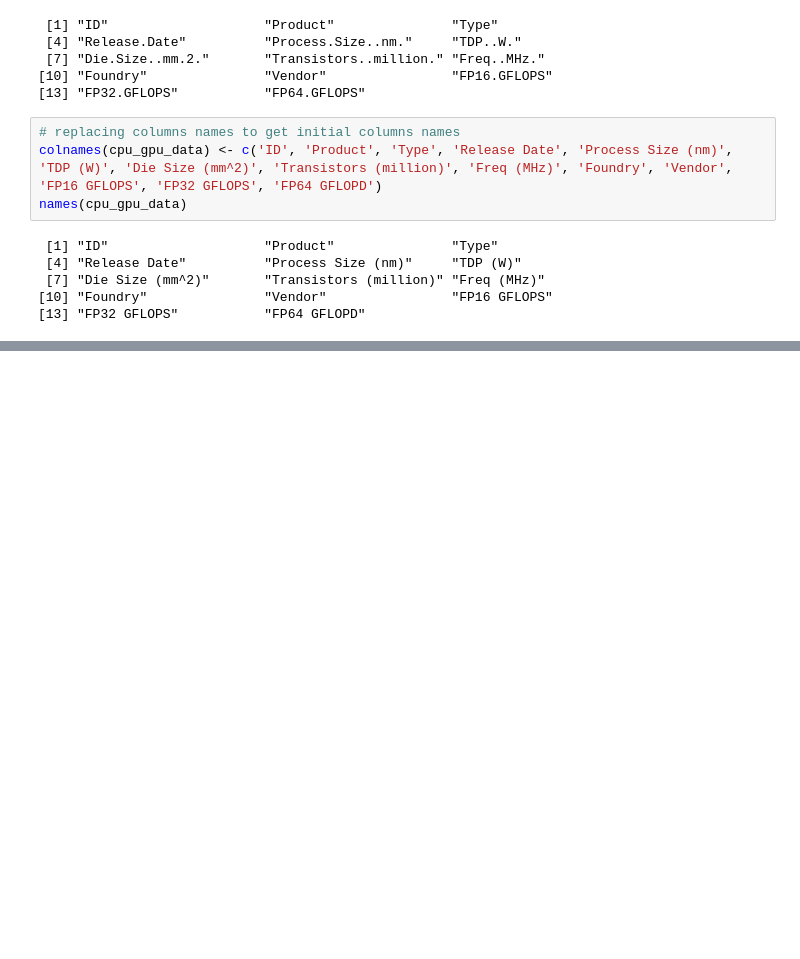
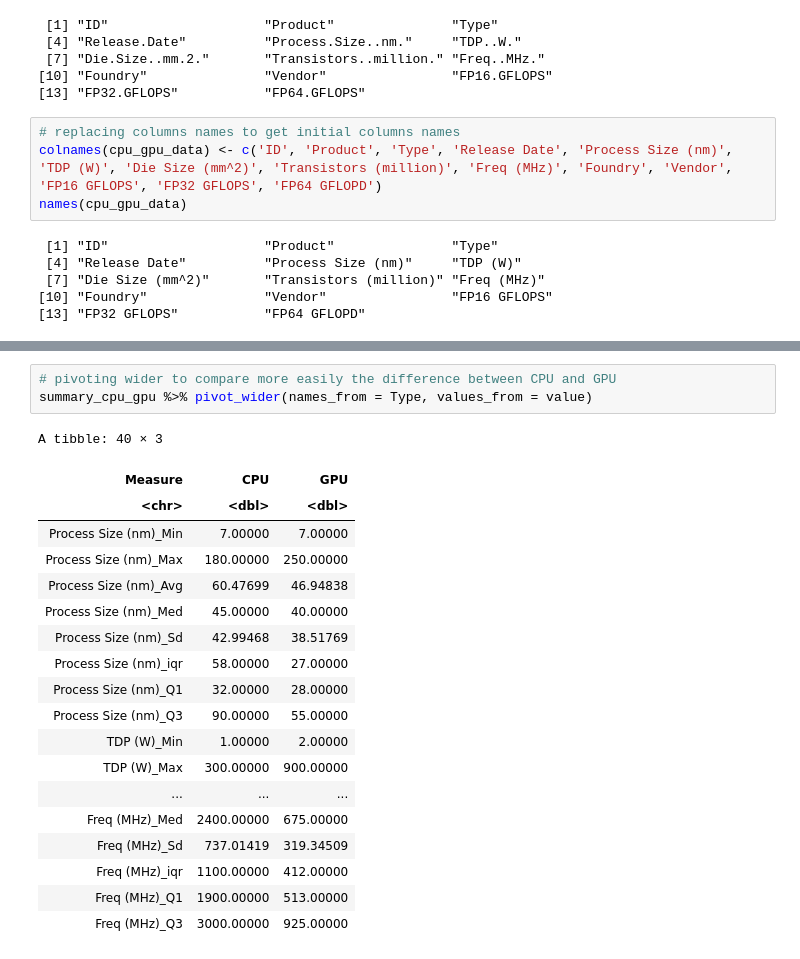
Before and after one commit to TheMathAI/MATH208_PROJECT, a Jupyter notebook: MATH_208_Project.ipynb, the cells around one changed output, grey strips where cells are left out. Cells and saved outputs as stored; diff of their text form; blank space fills up the shorter version.

```diff
--- a/MATH_208_Project.ipynb
+++ b/MATH_208_Project.ipynb
@@ -61,0 +83,23 @@ A data.frame: 4854 × 14
+# %%
+# pivoting wider to compare more easily the difference between CPU and GPU
+summary_cpu_gpu %>% pivot_wider(names_from = Type, values_from = value)
+# %% [output]
+A tibble: 40 × 3
+| Measure | CPU | GPU |
+| <chr> | <dbl> | <dbl> |
+| Process Size (nm)_Min | 7.00000 | 7.00000 |
+| Process Size (nm)_Max | 180.00000 | 250.00000 |
+| Process Size (nm)_Avg | 60.47699 | 46.94838 |
+| Process Size (nm)_Med | 45.00000 | 40.00000 |
+| Process Size (nm)_Sd | 42.99468 | 38.51769 |
+| Process Size (nm)_iqr | 58.00000 | 27.00000 |
+| Process Size (nm)_Q1 | 32.00000 | 28.00000 |
+| Process Size (nm)_Q3 | 90.00000 | 55.00000 |
+| TDP (W)_Min | 1.00000 | 2.00000 |
+| TDP (W)_Max | 300.00000 | 900.00000 |
+| ... | ... | ... |
+| Freq (MHz)_Med | 2400.00000 | 675.00000 |
+| Freq (MHz)_Sd | 737.01419 | 319.34509 |
+| Freq (MHz)_iqr | 1100.00000 | 412.00000 |
+| Freq (MHz)_Q1 | 1900.00000 | 513.00000 |
+| Freq (MHz)_Q3 | 3000.00000 | 925.00000 |
```
Also changed, not shown: parts of 3 cells of this notebook.
